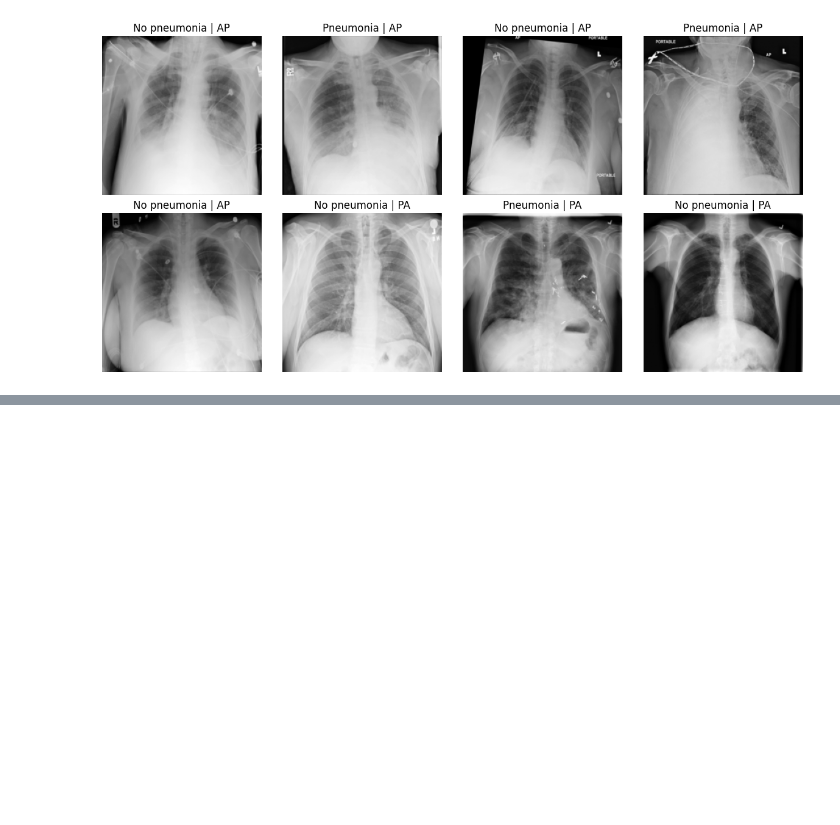
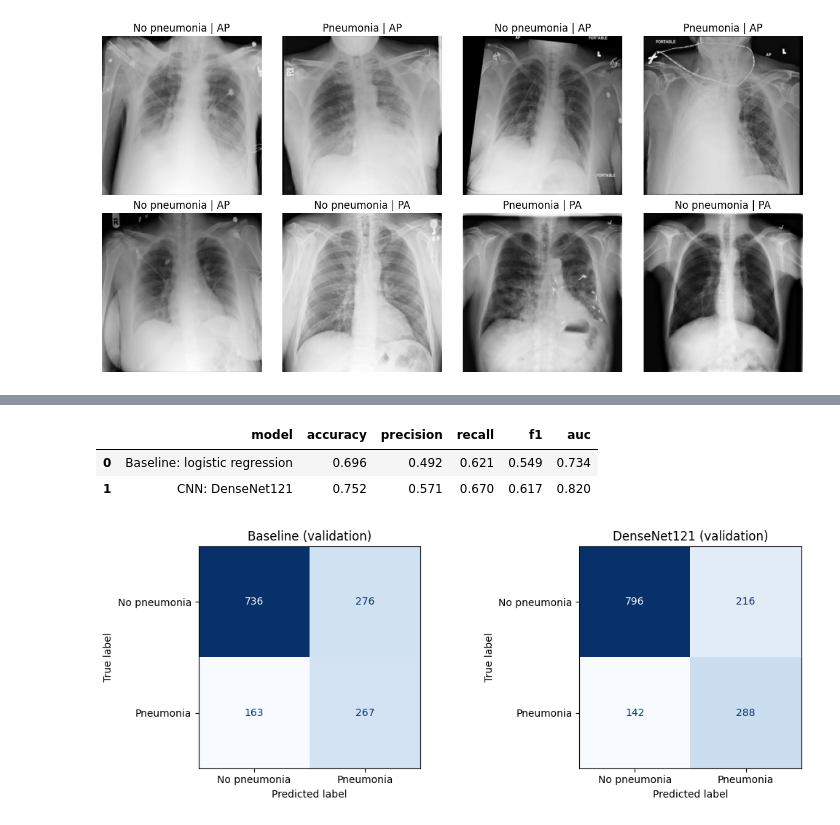
Before and after one commit to yasminasouki/DataAnalysis, a Jupyter notebook: 03_supervised.ipynb, the cells around one changed output, grey strips where cells are left out. Cells and saved outputs as stored; diff of their text form; code cells hidden in the pictures; blank space fills up the shorter version.

```diff
--- a/03_supervised.ipynb
+++ b/03_supervised.ipynb
@@ -73,0 +262,22 @@ plt.show()
+# %%
+from sklearn.metrics import ConfusionMatrixDisplay
+
+prob_va_cnn = model.predict(val_ds, verbose=0).ravel()
+results.append(evaluate("CNN: DenseNet121", y_va, prob_va_cnn))
+display(pd.DataFrame(results).round(3))
+
+fig, axes = plt.subplots(1, 2, figsize=(11, 4))
+for ax, (name, prob) in zip(axes, [("Baseline", prob_va_base), ("DenseNet121", prob_va_cnn)]):
+    ConfusionMatrixDisplay.from_predictions(
+        y_va, (prob >= 0.5).astype(int),
+        display_labels=['No pneumonia', 'Pneumonia'],
+        ax=ax, colorbar=False, cmap='Blues')
+    ax.set_title(f"{name} (validation)")
+plt.tight_layout()
+plt.savefig(f'{OUT}/figures/03_confusion_validation.png', dpi=300, bbox_inches='tight')
+plt.show()
+# %% [output]
+|  | model | accuracy | precision | recall | f1 | auc |
+| 0 | Baseline: logistic regression | 0.696 | 0.492 | 0.621 | 0.549 | 0.734 |
+| 1 | CNN: DenseNet121 | 0.752 | 0.571 | 0.670 | 0.617 | 0.820 |
+[figure, added]
```
Also changed, not shown: parts of 11 cells of this notebook.
